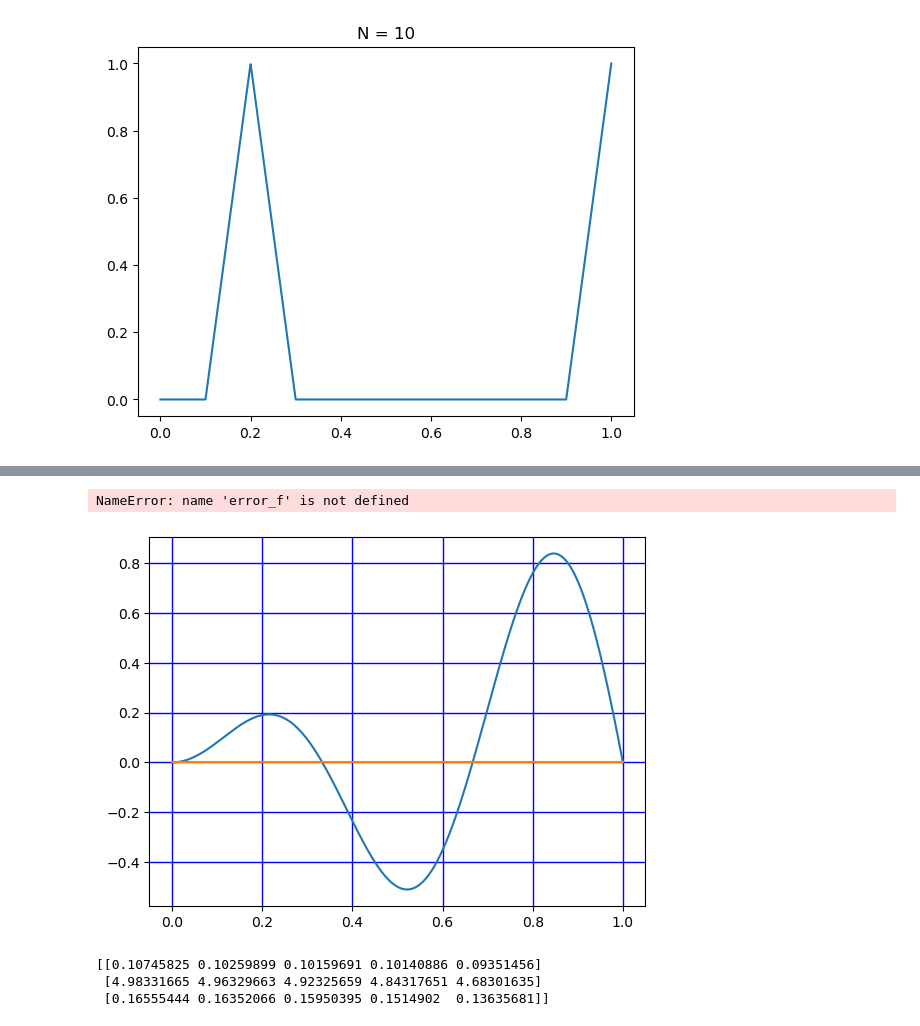
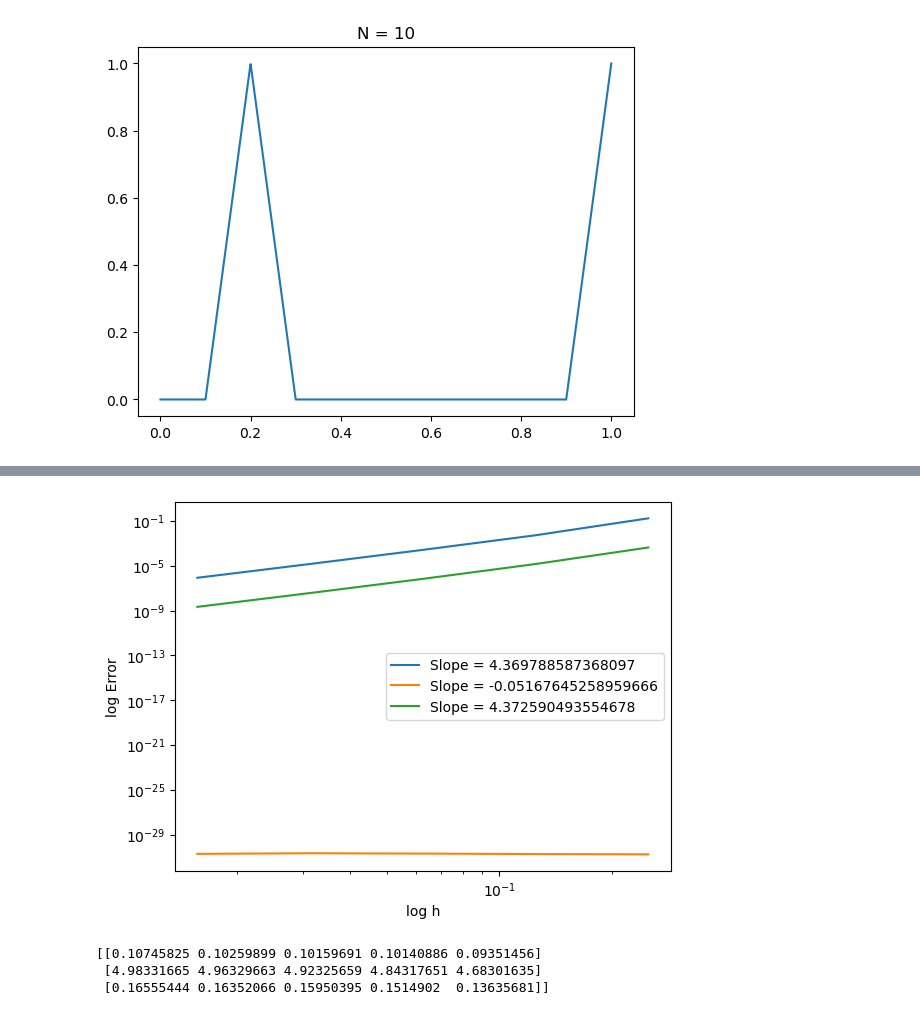
Before and after one commit to todj107/NumPDE, a Jupyter notebook: lab_02_IsseP.ipynb, the cells around one changed output, grey strips where cells are left out. Drawn from its saved outputs; the diff is of its cells as text; code cells hidden in the pictures.

```diff
--- a/lab_02_IsseP.ipynb
+++ b/lab_02_IsseP.ipynb
@@ -230,19 +230,10 @@ def mid_point(f, a, b, N):
 
     return g
 
-def simpsons(f, a, b, N):
-    h = (b - a)/N
-    g = 0
-    x = np.linspace(a, b, N+1)
-    for i in range(1, N+1):
-        xm = 0.5*(x[i-1] + x[i])
-        g += h/6*(f(x[i-1]) + f(x[i]) + 4*f(xm))
+def simpsons(f, a, b):
+    # Ny simpsons
+    N = f.size
+    h = (b - a)/(N - 1)
+    g = (h/3) * (f[0] + 2*np.sum(f[2:N-2:2]) + 4*np.sum(f[1:N-1:2]) + f[N-1])
 
     return g
-
-f = lambda x: x**2
-g = mid_point(f, 0, 1, 100)
-gs = simpsons(f, 0, 1, 100)
-
-print(g)
-print(gs)
@@ -367,52 +361,55 @@ def interp1d(f,xn,x):
 
     for i in range(xn.size):
         pi_f += hatfun(xn,i,x)*f(xn[i])
 
     return pi_f
 
-def calc_error(f,pi_f,N):
+def calc_error(f,pi_f,N,x):
 
-    x = np.linspace(0,1,1000)
+    func = f(x)
 
-    func = lambda x : f(x)
-    error = f(x) - pi_f
+    e = func - pi_f
 
-    #func_pi_f = lambda x : pi_f[int(x*N)]
+    e_sqr = e**2
 
-    #error_f = simpsons(f,0,1,N)
-    #error_pi_f = simpsons(func_pi_f, 0, 1, pi_f.size - 1)
+    L2norm = simpsons(e_sqr,0,1)
 
-    error = np.abs(error_f - error_pi_f)
-
-    return error
+    return L2norm
 
 # Partitions
-x = np.linspace(0,1,1000)
+x = np.linspace(0,1,999)
 N_list = np.array([2**2, 2**3, 2**4, 2**5, 2**6])
 error_N = np.zeros((3,N_list.size))
 
 # Functions
 f1 = lambda x : x*np.sin(3*np.pi*x)
 f2 = lambda x : 2 - 10*x
 f3 = lambda x : x*(1 - x)
 funs = [f1,f2,f3]
 
+# Calculate error for each function and N
+# xn = np.linspace(0,1,N_list[i])
+for j in range(0,3):
 
-# Calculate error for each function and N
-for i in range(N_list.size):
-    xn = np.linspace(0,1,N_list[i])
-
-    for j in range(0,3):
+    for i in range(N_list.size):
+        xn = np.linspace(0,1,N_list[i])
         pi_f = interp1d(funs[j],xn,x)
 
-        error_N[j,i] = calc_error(funs[j],pi_f,N_list[i])
+        error_N[j,i] = calc_error(funs[j],pi_f,N_list[i],x)
 
+q = np.zeros(3)
+for i in range(len(funs)):
+    # Error times 2 since we have a square in L^2-norm
+    q[i] = np.polyfit(np.log(1/N_list),np.log(error_N[i,:]),1)[0]
 
-for i in range(len(funs)):
-    plt.figure()
+    # plt.figure(figsize=(4, 3))
     plt.loglog(1/N_list,error_N[i,:])
+
+# plt.title(f"Function {i+1}")
+plt.xlabel("log h")
+plt.ylabel("log Error")
+plt.legend([f"Slope = {q[0]}", f"Slope = {q[1]}",f"Slope = {q[2]}"])
 plt.show()
 # %% [output]
-NameError: name 'error_f' is not defined
-[figure, old version]
+[figure, new version]
 # %%
```
Also changed, not shown: parts of 3 cells of this notebook, 1 other file.
